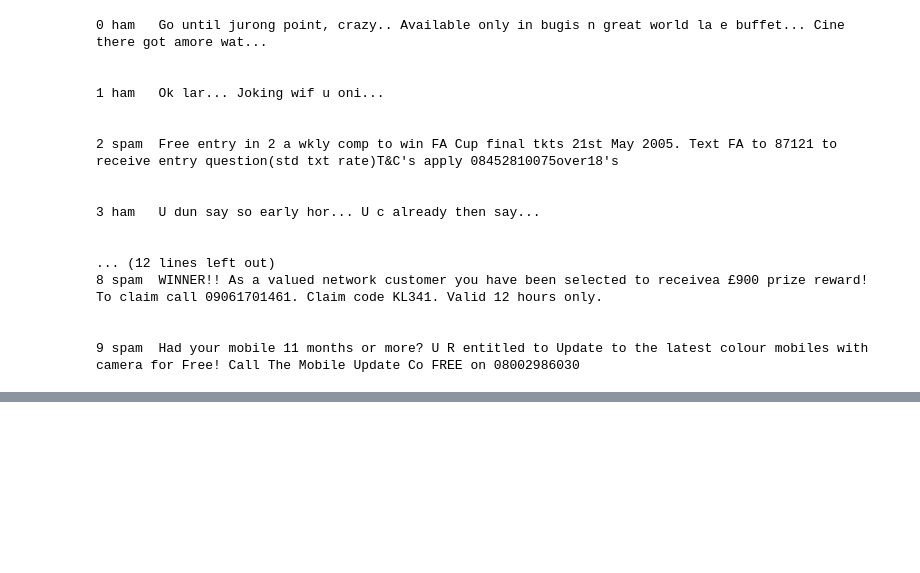
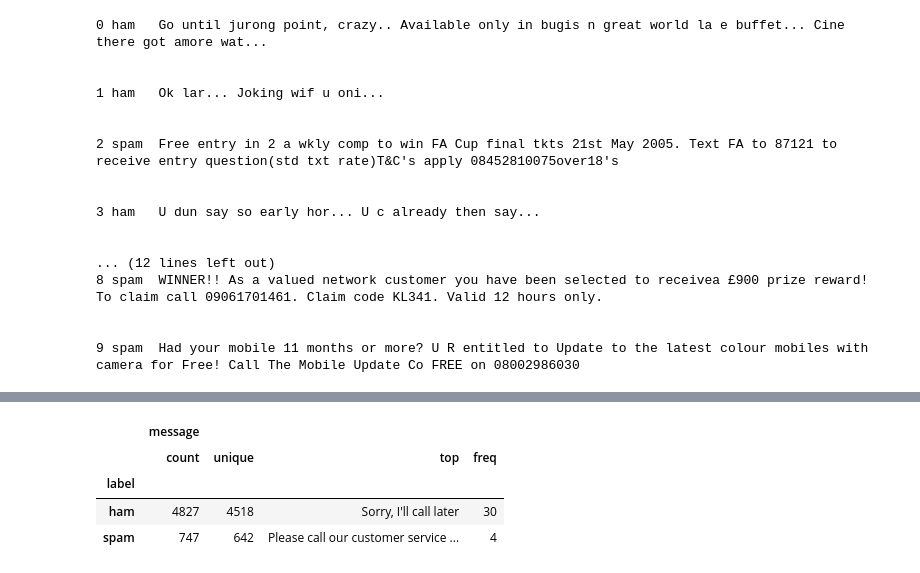
Before and after one commit to Malinda1/machine-learning_course_01, a Jupyter notebook: Natural_Langauge_processing/NLP_01.ipynb, the cells around one changed output, grey strips where cells are left out. Drawn from its saved outputs; the diff is of its cells as text; code cells hidden in the pictures; blank space fills up the shorter version.

```diff
--- a/Natural_Langauge_processing/NLP_01.ipynb
+++ b/Natural_Langauge_processing/NLP_01.ipynb
@@ -85,0 +107,8 @@ messages = pd.read_csv('smsspamcollection/SmSSpamCollection', sep)
+# %%
+messages.groupby('label').describe()
+# %% [output]
+|  | message |  |  |  |
+|  | count | unique | top | freq |
+| label |  |  |  |  |
+| ham | 4827 | 4518 | Sorry, I'll call later | 30 |
+| spam | 747 | 642 | Please call our customer service ... | 4 |
```
Also changed, not shown: parts of 6 cells of this notebook.
